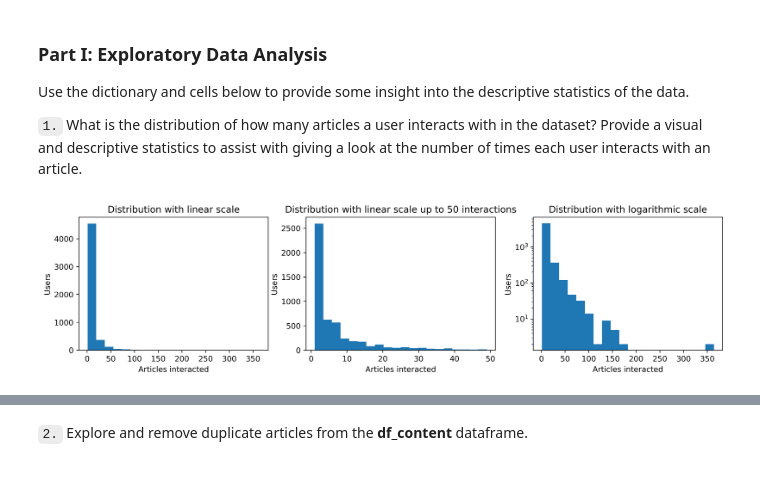
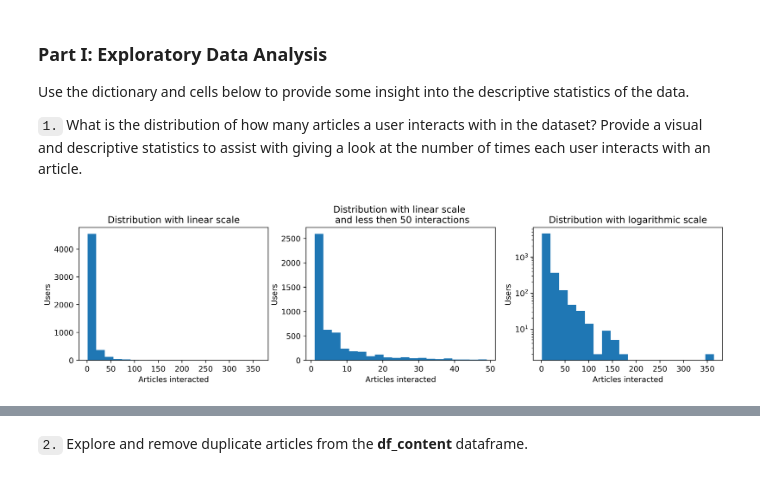
Before and after one commit to gabrieltempass/article-recommendation-engine, a Jupyter notebook: notebook/Recommendations with IMB.ipynb, the cells around one changed output, grey strips where cells are left out. Cells and saved outputs as stored; diff of their text form; code cells hidden in the pictures.

```diff
--- a/notebook/Recommendations with IMB.ipynb
+++ b/notebook/Recommendations with IMB.ipynb
@@ -136,24 +136,24 @@ df_plot_linear_50 = df_plot_linear[df_plot_linear['article_id']<50]
 # %%
 plt.figure(figsize=(15,7), dpi=500)
 
 plt.subplot(2, 3, 1)
 plt.hist(x=df_plot_linear, bins= 20)
 plt.xlabel('Articles interacted')
 plt.ylabel('Users')
 plt.title('Distribution with linear scale')
 
 plt.subplot(2, 3, 2)
 plt.hist(x=df_plot_linear_50, bins= 20)
 plt.xlabel('Articles interacted')
 plt.ylabel('Users')
-plt.title('Distribution with linear scale up to 50 interactions')
+plt.title('Distribution with linear scale \n and less then 50 interactions')
 
 plt.subplot(2, 3, 3)
 plt.hist(x=df_plot_linear, bins= 20, log=True)
 plt.xlabel('Articles interacted')
 plt.ylabel('Users')
 plt.title('Distribution with logarithmic scale')
 
 plt.show();
 # %% [output]
-[figure, old version]
+[figure, new version]
```
Also changed, not shown: parts of 11 cells of this notebook.
